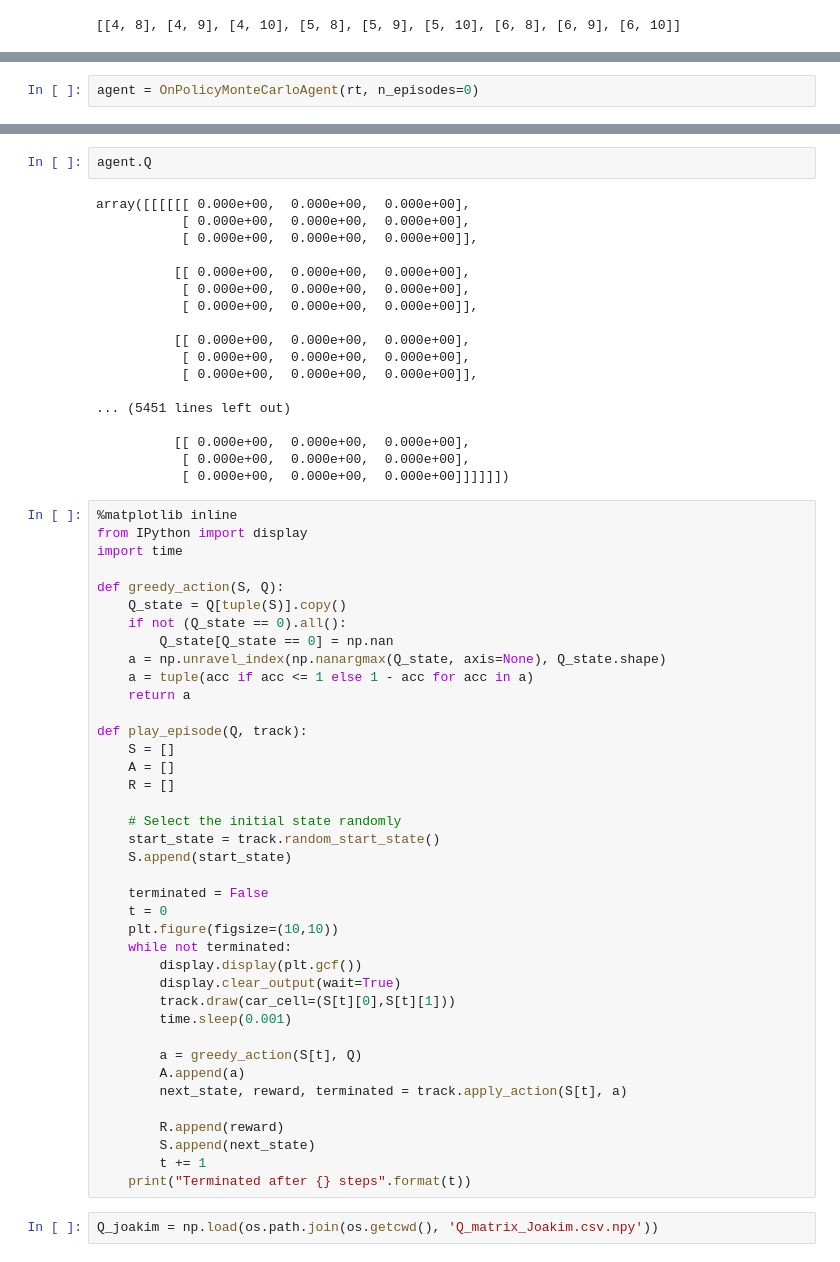
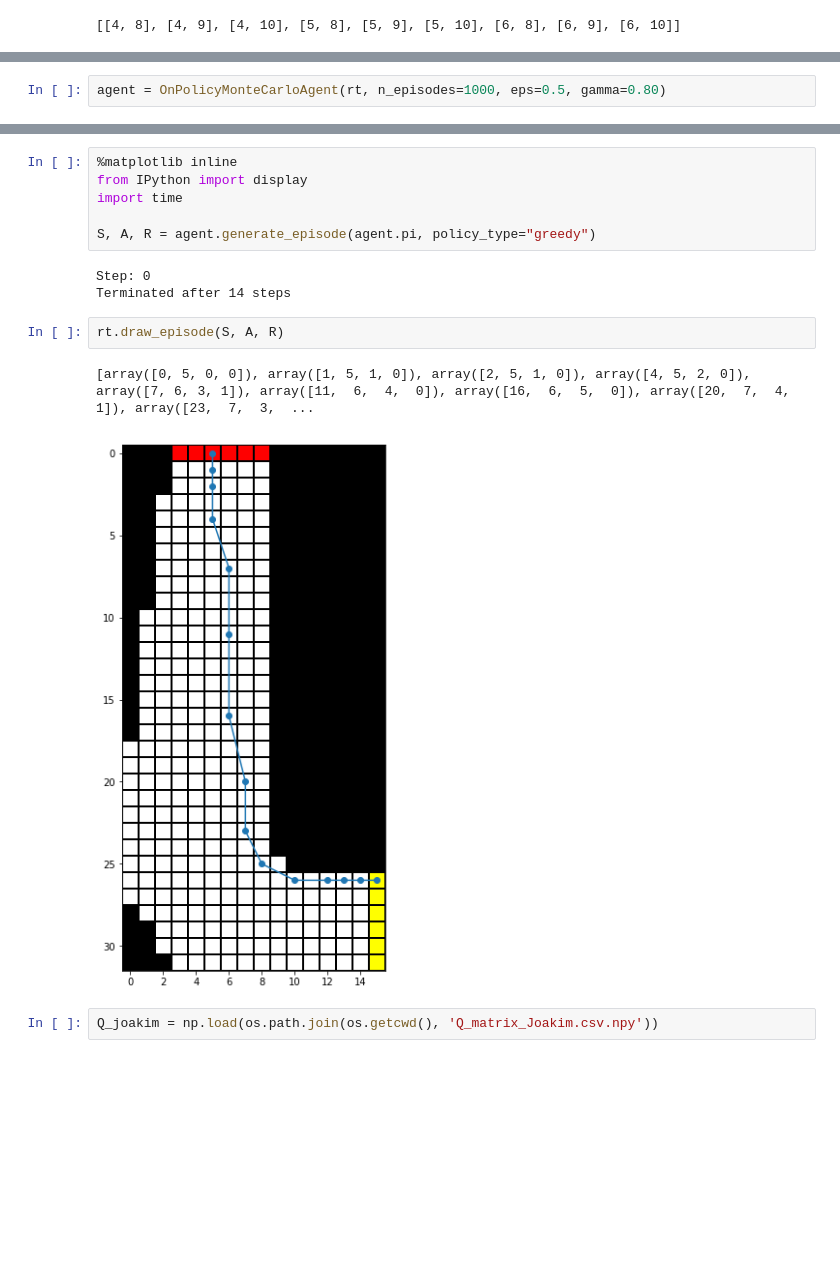
Before and after one commit to AndreasHaure/ReinforcementLearning, a Jupyter notebook: week4/andreas/Ex58_Racetrack.ipynb, the cells around one changed output, grey strips where cells are left out. Cells and saved outputs as stored; diff of their text form; blank space fills up the shorter version.

```diff
--- a/week4/andreas/Ex58_Racetrack.ipynb
+++ b/week4/andreas/Ex58_Racetrack.ipynb
@@ -320,7 +362,7 @@ class OnPolicyMonteCarloAgent:
             self.eps = 1/(math.sqrt(it+1.1))
             it += 1
 # %%
-agent = OnPolicyMonteCarloAgent(rt, n_episodes=0)
+agent = OnPolicyMonteCarloAgent(rt, n_episodes=1000, eps=0.5, gamma=0.80)
 # %%
 agent.policy_iteration()
 # %% [output]
@@ -344,62 +386,17 @@ Policy iteration converged after 45 episodes
-# %%
-agent.Q
-# %% [output]
-array([[[[[[ 0.000e+00,  0.000e+00,  0.000e+00],
-           [ 0.000e+00,  0.000e+00,  0.000e+00],
-           [ 0.000e+00,  0.000e+00,  0.000e+00]],
-
-          [[ 0.000e+00,  0.000e+00,  0.000e+00],
-           [ 0.000e+00,  0.000e+00,  0.000e+00],
-           [ 0.000e+00,  0.000e+00,  0.000e+00]],
-
-          [[ 0.000e+00,  0.000e+00,  0.000e+00],
-           [ 0.000e+00,  0.000e+00,  0.000e+00],
-           [ 0.000e+00,  0.000e+00,  0.000e+00]],
-
-... (5451 lines left out)
-
-          [[ 0.000e+00,  0.000e+00,  0.000e+00],
-           [ 0.000e+00,  0.000e+00,  0.000e+00],
-           [ 0.000e+00,  0.000e+00,  0.000e+00]]]]]])
-# %%
-%matplotlib inline
-from IPython import display
-import time
-
-def greedy_action(S, Q):
-    Q_state = Q[tuple(S)].copy()
-    if not (Q_state == 0).all():
-        Q_state[Q_state == 0] = np.nan
-    a = np.unravel_index(np.nanargmax(Q_state, axis=None), Q_state.shape)
-    a = tuple(acc if acc <= 1 else 1 - acc for acc in a)
-    return a
-
-def play_episode(Q, track):
-    S = []
-    A = []
-    R = []
-
-    # Select the initial state randomly
-    start_state = track.random_start_state()
-    S.append(start_state)
-
-    terminated = False
-    t = 0
-    plt.figure(figsize=(10,10))
-    while not terminated:
-        display.display(plt.gcf())
-        display.clear_output(wait=True)
-        track.draw(car_cell=(S[t][0],S[t][1]))
-        time.sleep(0.001)
-
-        a = greedy_action(S[t], Q)
-        A.append(a)
-        next_state, reward, terminated = track.apply_action(S[t], a)
-
-        R.append(reward)
-        S.append(next_state)
-        t += 1
-    print("Terminated after {} steps".format(t))
+# %%
+%matplotlib inline
+from IPython import display
+import time
+
+S, A, R = agent.generate_episode(agent.pi, policy_type="greedy")
+# %% [output]
+Step: 0
+Terminated after 14 steps
+# %%
+rt.draw_episode(S, A, R)
+# %% [output]
+[array([0, 5, 0, 0]), array([1, 5, 1, 0]), array([2, 5, 1, 0]), array([4, 5, 2, 0]), array([7, 6, 3, 1]), array([11,  6,  4,  0]), array([16,  6,  5,  0]), array([20,  7,  4,  1]), array([23,  7,  3,  ...
+[figure, added]
 # %%
 Q_joakim = np.load(os.path.join(os.getcwd(), 'Q_matrix_Joakim.csv.npy'))
 # %%
```
Also changed, not shown: parts of 5 cells of this notebook.
